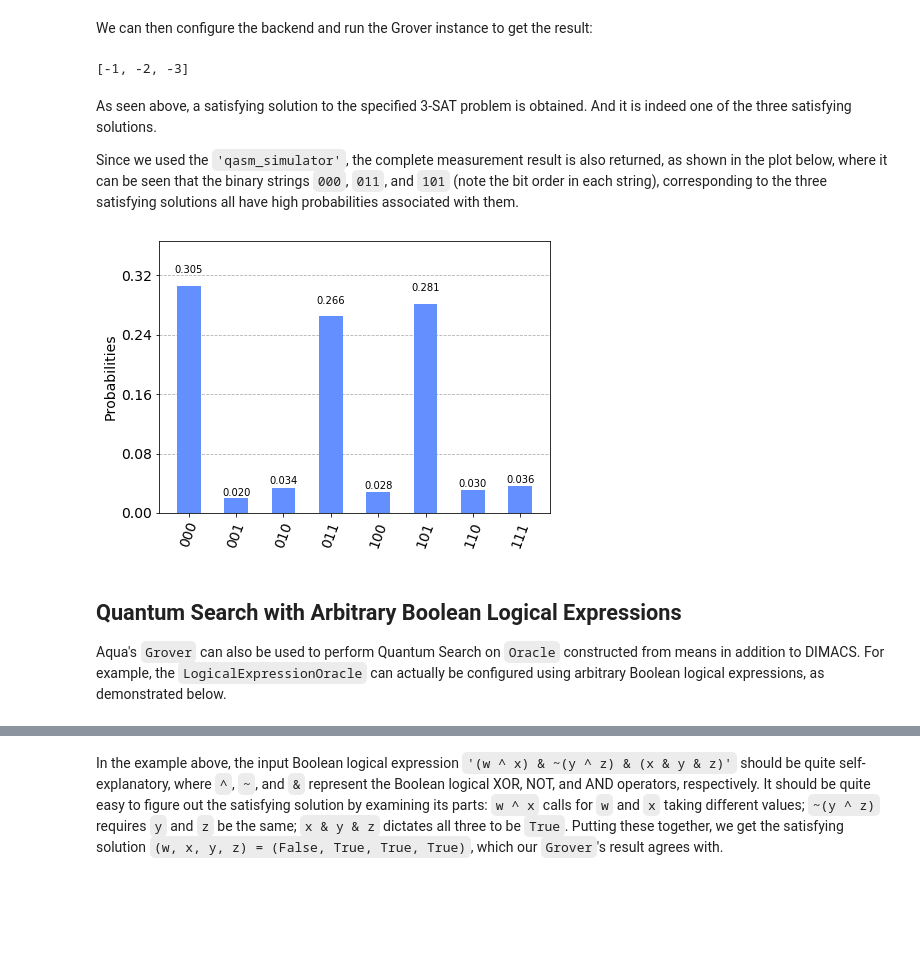
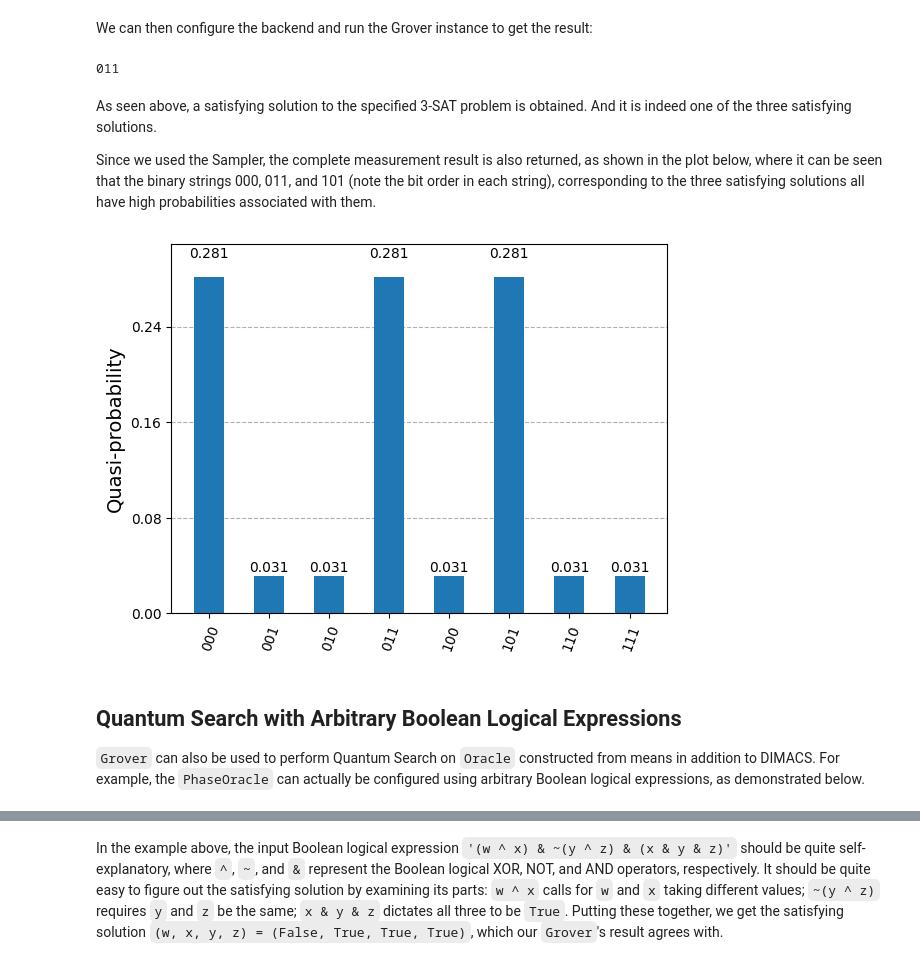
Before and after one commit to qiskit-community/qiskit-community-tutorials, a Jupyter notebook: optimization/grover.ipynb, the cells around one changed output, grey strips where cells are left out. Drawn from its saved outputs; the diff is of its cells as text; code cells hidden in the pictures; blank space fills up the shorter version.

Commit message:
optimization/grover updated

```diff
--- a/optimization/grover.ipynb
+++ b/optimization/grover.ipynb
@@ -43,2 +44,14 @@ oracle = LogicalExpressionOracle(input_3sat_instance)
+# %%
+fp = tempfile.NamedTemporaryFile(mode="w+t", delete=False)
+fp.write(input_3sat_instance)
+file_name = fp.name
+fp.close()
+oracle = None
+try:
+    oracle = PhaseOracle.from_dimacs_file(file_name)
+except ImportError as ex:
+    print(ex)
+finally:
+    os.remove(file_name)
 # %% [markdown]
 The `oracle` can now be used to create an Grover instance:
@@ -47,22 +58,27 @@ grover = Grover(oracle)
+# %%
+problem = None
+if oracle is not None:
+    problem = AmplificationProblem(oracle, is_good_state=oracle.evaluate_bitstring)
 # %% [markdown]
 We can then configure the backend and run the Grover instance to get the result:
-# %%
-backend = BasicAer.get_backend('qasm_simulator')
-quantum_instance = QuantumInstance(backend, shots=1024)
-result = grover.run(quantum_instance)
-print(result['result'])
-# %% [output]
-[-1, -2, -3]
+# %%
+grover = Grover(sampler=Sampler())
+result = None
+if problem is not None:
+    result = grover.amplify(problem)
+    print(result.assignment)
+# %% [output]
+011
 # %% [markdown]
 As seen above, a satisfying solution to the specified 3-SAT problem is obtained. And it is indeed one of the three satisfying solutions.
 
-Since we used the `'qasm_simulator'`, the complete measurement result is also returned, as shown in the plot below, where it can be seen that the binary strings `000`, `011`, and `101` (note the bit order in each string), corresponding to the three satisfying solutions all have high probabilities associated with them.
+Since we used the Sampler, the complete measurement result is also returned, as shown in the plot below, where it can be seen that the binary strings 000, 011, and 101 (note the bit order in each string), corresponding to the three satisfying solutions all have high probabilities associated with them.
 # %%
-plot_histogram(result['measurement'])
+plot_histogram(result.circuit_results[0])
 # %% [output]
-[figure, old version]
+[figure, new version]
 # %% [markdown]
 ## Quantum Search with Arbitrary Boolean Logical Expressions
 
-Aqua's `Grover` can also be used to perform Quantum Search on `Oracle` constructed from means in addition to DIMACS. For example, the `LogicalExpressionOracle` can actually be configured using arbitrary Boolean logical expressions, as demonstrated below.
+`Grover` can also be used to perform Quantum Search on `Oracle` constructed from means in addition to DIMACS. For example, the `PhaseOracle` can actually be configured using arbitrary Boolean logical expressions, as demonstrated below.
 # %%
```
Also changed, not shown: parts of 7 cells of this notebook.
